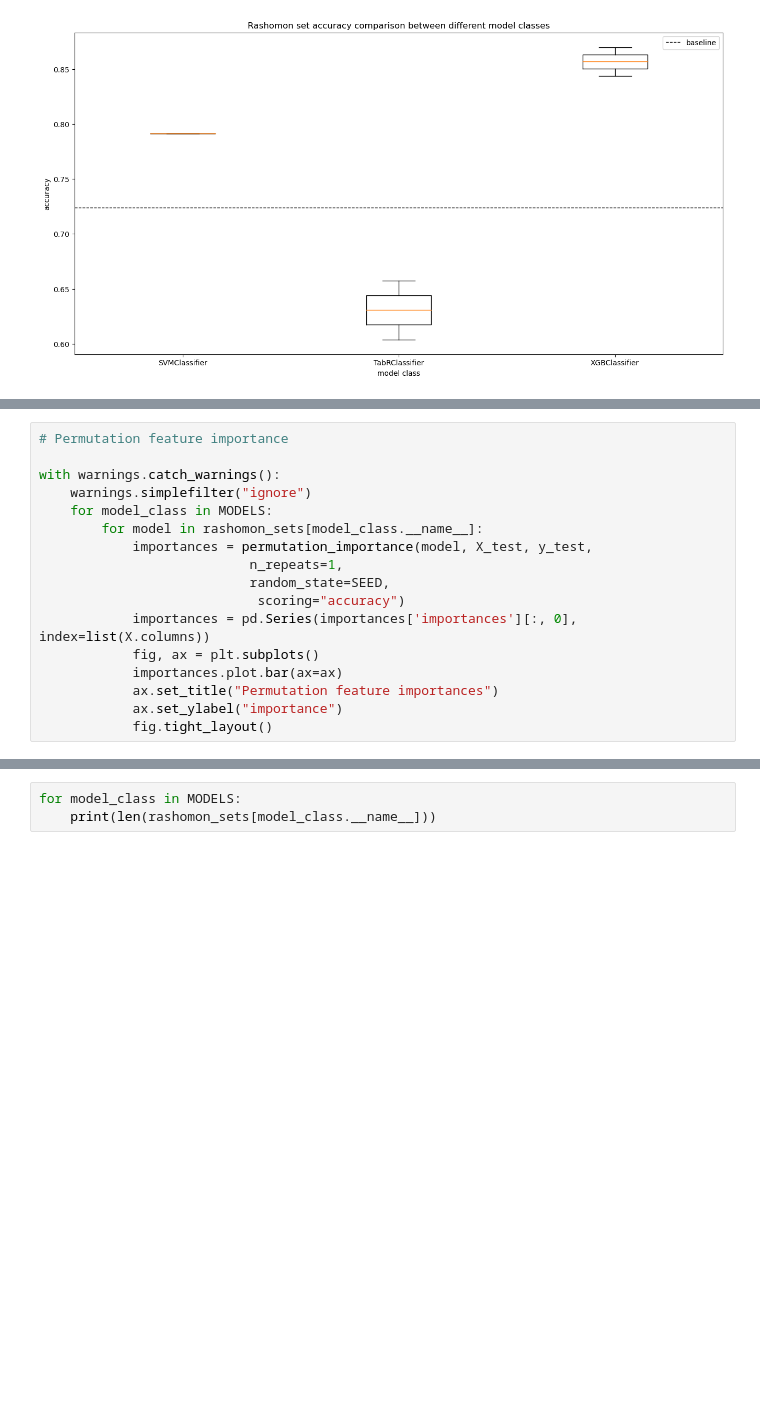
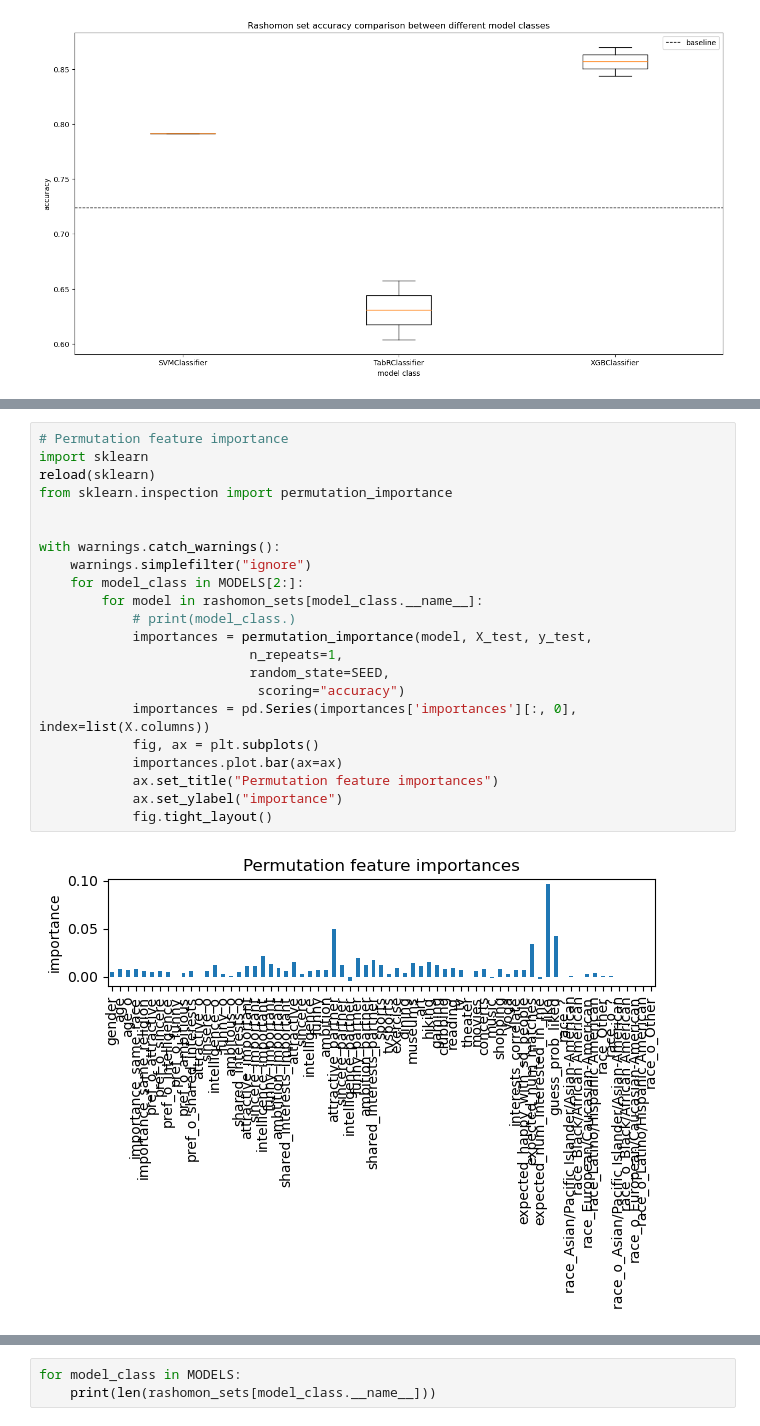
Before and after one commit to Krzaq8/XAI-team-project, a Jupyter notebook: exploration.ipynb, the cells around one changed output, grey strips where cells are left out. Saved outputs shown, nothing was run; the diff lists cells and outputs as text; blank space fills up the shorter version.

```diff
--- a/exploration.ipynb
+++ b/exploration.ipynb
@@ -100,17 +102,24 @@ RANDOM_SAMPLES = [X_test.iloc[i, :] for i in INDICES]
 # %%
 # Permutation feature importance
+import sklearn
+reload(sklearn)
+from sklearn.inspection import permutation_importance
+
 
 with warnings.catch_warnings():
     warnings.simplefilter("ignore")
-    for model_class in MODELS:
+    for model_class in MODELS[2:]:
         for model in rashomon_sets[model_class.__name__]:
+            # print(model_class.)
             importances = permutation_importance(model, X_test, y_test,
                            n_repeats=1,
                            random_state=SEED,
                             scoring="accuracy")
             importances = pd.Series(importances['importances'][:, 0], index=list(X.columns))
             fig, ax = plt.subplots()
             importances.plot.bar(ax=ax)
             ax.set_title("Permutation feature importances")
             ax.set_ylabel("importance")
             fig.tight_layout()
+# %% [output]
+[figure, added]
```
Also changed, not shown: parts of 3 cells of this notebook.
